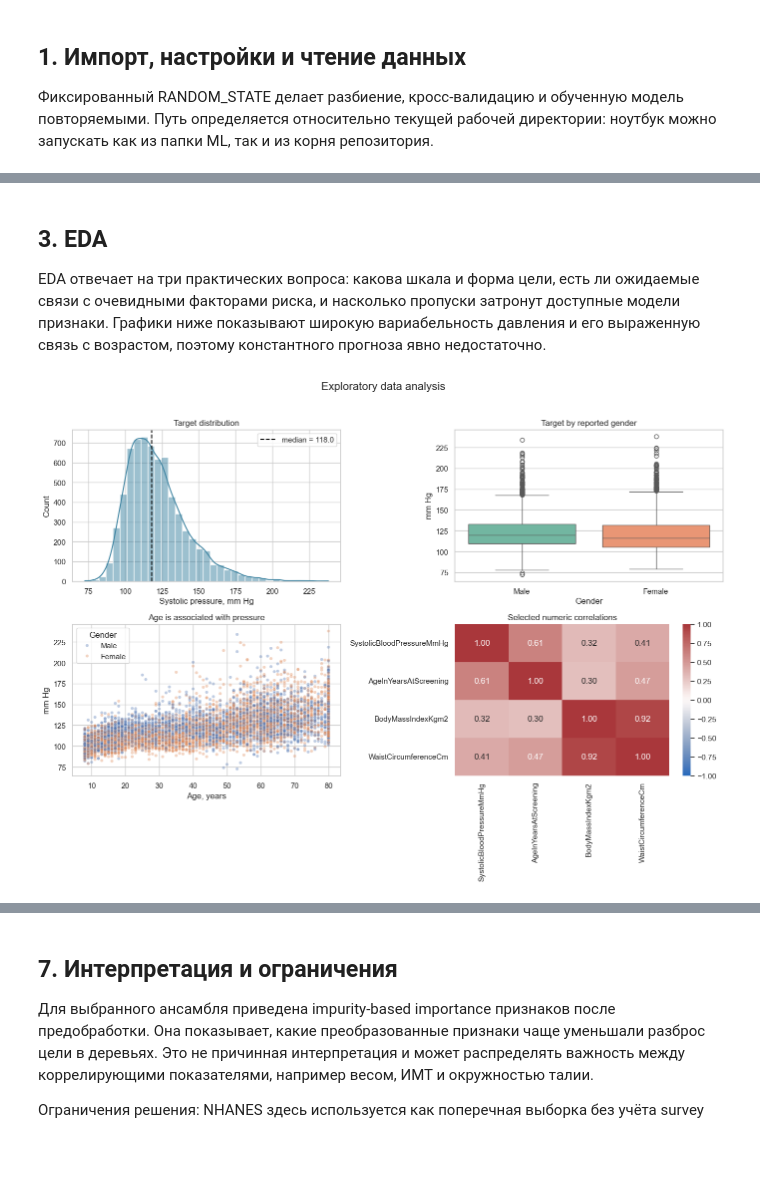
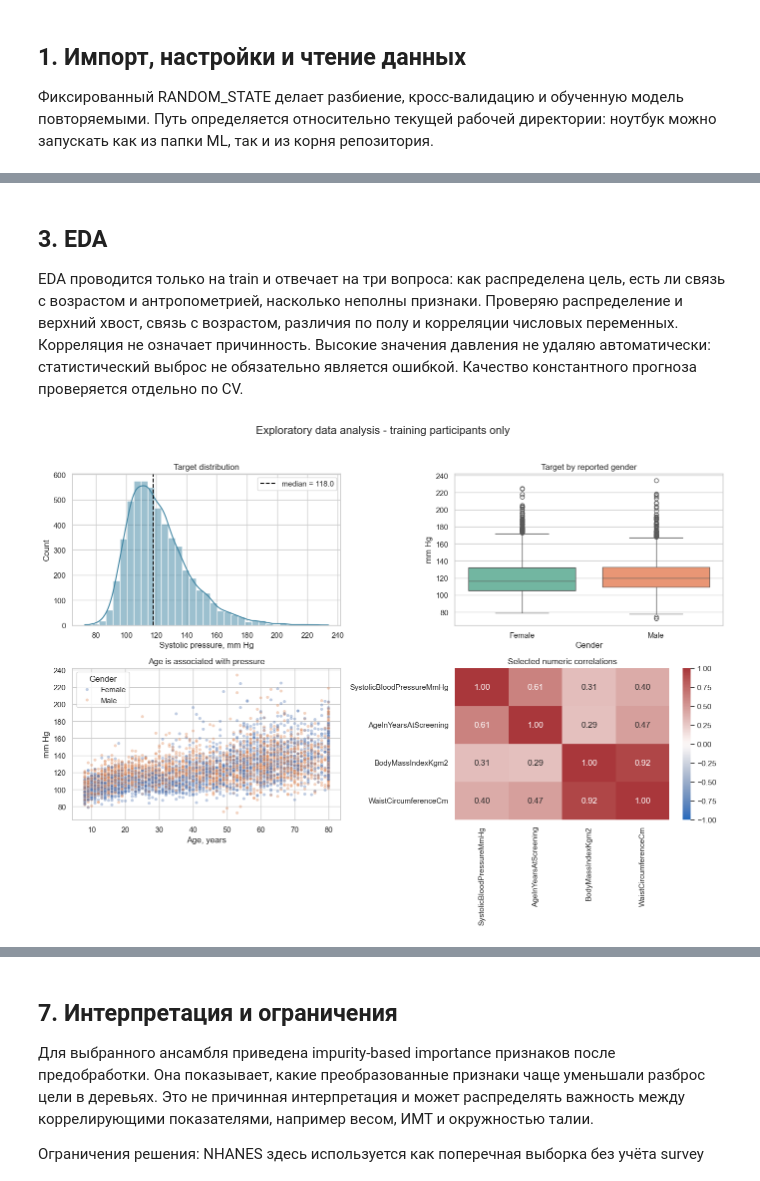
Before and after one commit to denzasikora-lab/bioinf-iii-assessment, a Jupyter notebook: ML/blood_pressure_regression.ipynb, the cells around one changed output, grey strips where cells are left out. Drawn from its saved outputs; the diff is of its cells as text; code cells hidden in the pictures; blank space fills up the shorter version.

Commit message:
Fix participant leakage and document completed ML and NGS solutions

```diff
--- a/ML/blood_pressure_regression.ipynb
+++ b/ML/blood_pressure_regression.ipynb
@@ -61,16 +62,35 @@ Data shape: 8,533 rows x 194 columns
 # %%
 TARGET = 'SystolicBloodPressureMmHg'
 
-print('Duplicated SEQN:', int(df['SEQN'].duplicated().sum()))
-print('Missing target:', int(df[TARGET].isna().sum()))
-print('Rows usable for supervised learning:', int(df[TARGET].notna().sum()))
-print('Numeric columns:', int(df.select_dtypes(include='number').shape[1]))
-print('Non-numeric columns:', int(df.select_dtypes(exclude='number').shape[1]))
+raw_rows = len(df)
+raw_supervised = int(df[TARGET].notna().sum())
+df = df.drop_duplicates().copy()
+assert df['SEQN'].notna().all() and df['SEQN'].is_unique, 'Conflicting participant records need a grouped analysis.'
+df = df.set_index('SEQN', verify_integrity=True)
+print('Exact duplicate rows removed:', raw_rows - len(df))
+print('Unique participants:', len(df))
+print('Missing target after deduplication:', int(df[TARGET].isna().sum()))
+print('Supervised rows after deduplication:', int(df[TARGET].notna().sum()))
+print('Duplicate supervised rows removed:', raw_supervised - int(df[TARGET].notna().sum()))
+sedentary = df['MinutesSedentaryActivity']
+invalid_sedentary = sedentary.isin([7777, 9999]) | (sedentary < 0) | (sedentary >= 1440)
+tiny_sedentary = sedentary.notna() & (sedentary != 0) & (sedentary.abs() < 1e-12)
+print('PAD680 invalid/special codes -> NaN:', int(invalid_sedentary.sum()))
+print('PAD680 near-zero values -> 0:', int(tiny_sedentary.sum()))
+df.loc[invalid_sedentary, 'MinutesSedentaryActivity'] = np.nan
+df.loc[tiny_sedentary, 'MinutesSedentaryActivity'] = 0.0
+supervised = df.loc[df[TARGET].notna()].copy()
+strata = pd.qcut(supervised[TARGET], q=10, duplicates='drop')
+train_df, test_df = train_test_split(supervised, test_size=0.20, random_state=RANDOM_STATE, stratify=strata)
+assert train_df.index.intersection(test_df.index).empty
+assert train_df.index.is_unique and test_df.index.is_unique
+print(f'Train: {len(train_df):,}; test: {len(test_df):,}; participant overlap: 0')
+display(train_df.head(3))
 
 display(metadata.loc[metadata['VariableNameLong'].eq(TARGET), ['VariableNameLong', 'Label', 'EnglishText', 'Source', 'CustomRecoding', 'nNonNA']])
-display(df[TARGET].describe(percentiles=[.01, .05, .25, .50, .75, .95, .99]).to_frame('mm Hg'))
+display(train_df[TARGET].describe(percentiles=[.01, .05, .25, .50, .75, .95, .99]).to_frame('train mm Hg'))
 
-missing_all = df.isna().mean().mul(100).sort_values(ascending=False).rename('missing_%')
-display(Markdown('**Наиболее неполные переменные (первые 12):**'))
+missing_all = train_df.isna().mean().mul(100).sort_values(ascending=False).rename('train missing_%')
+display(Markdown('**Наиболее неполные переменные на train (первые 12):**'))
 display(missing_all.head(12).to_frame().round(1))
 # %% [output]
@@ -111,30 +140,30 @@ Non-numeric columns: 36
 # %% [markdown]
 ## 3. EDA
 
-EDA отвечает на три практических вопроса: какова шкала и форма цели, есть ли ожидаемые связи с очевидными факторами риска, и насколько пропуски затронут доступные модели признаки. Графики ниже показывают широкую вариабельность давления и его выраженную связь с возрастом, поэтому константного прогноза явно недостаточно.
+EDA проводится только на train и отвечает на три вопроса: как распределена цель, есть ли связь с возрастом и антропометрией, насколько неполны признаки. Проверяю распределение и верхний хвост, связь с возрастом, различия по полу и корреляции числовых переменных. Корреляция не означает причинность. Высокие значения давления не удаляю автоматически: статистический выброс не обязательно является ошибкой. Качество константного прогноза проверяется отдельно по CV.
 # %%
-eda = df.loc[df[TARGET].notna(), [TARGET, 'AgeInYearsAtScreening', 'Gender', 'BodyMassIndexKgm2', 'WaistCircumferenceCm']].copy()
+eda = train_df[[TARGET, 'AgeInYearsAtScreening', 'Gender', 'BodyMassIndexKgm2', 'WaistCircumferenceCm']].copy()
 fig, axes = plt.subplots(2, 2, figsize=(14, 10))
 
 sns.histplot(eda[TARGET], bins=35, kde=True, ax=axes[0, 0], color='#3B82A0')
 axes[0, 0].axvline(eda[TARGET].median(), color='black', linestyle='--', label=f'median = {eda[TARGET].median():.1f}')
 axes[0, 0].set(title='Target distribution', xlabel='Systolic pressure, mm Hg')
 axes[0, 0].legend()
 
 sns.boxplot(data=eda, x='Gender', y=TARGET, hue='Gender', legend=False, palette='Set2', ax=axes[0, 1])
 axes[0, 1].set(title='Target by reported gender', xlabel='Gender', ylabel='mm Hg')
 
 sns.scatterplot(data=eda, x='AgeInYearsAtScreening', y=TARGET, hue='Gender', alpha=.35, s=20, ax=axes[1, 0])
 axes[1, 0].set(title='Age is associated with pressure', xlabel='Age, years', ylabel='mm Hg')
 
 corr_columns = [TARGET, 'AgeInYearsAtScreening', 'BodyMassIndexKgm2', 'WaistCircumferenceCm']
 sns.heatmap(eda[corr_columns].corr(), annot=True, fmt='.2f', cmap='vlag', vmin=-1, vmax=1, ax=axes[1, 1])
 axes[1, 1].set_title('Selected numeric correlations')
-fig.suptitle('Exploratory data analysis', y=1.02, fontsize=16)
+fig.suptitle('Exploratory data analysis - training participants only', y=1.02, fontsize=16)
 plt.tight_layout()
 plt.show()
 # %% [output]
-[figure, old version]
+[figure, new version]
 # %% [markdown]
 ## 4. Сценарий предсказания и отбор признаков
 
```
Also changed, not shown: parts of 12 cells of this notebook, 9 other files.
